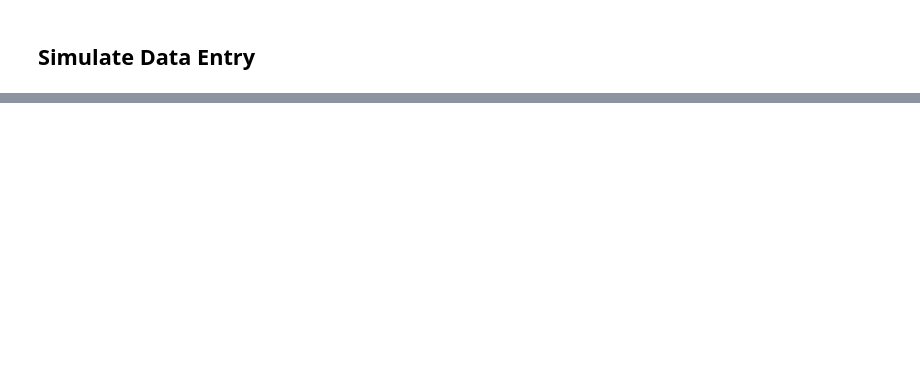
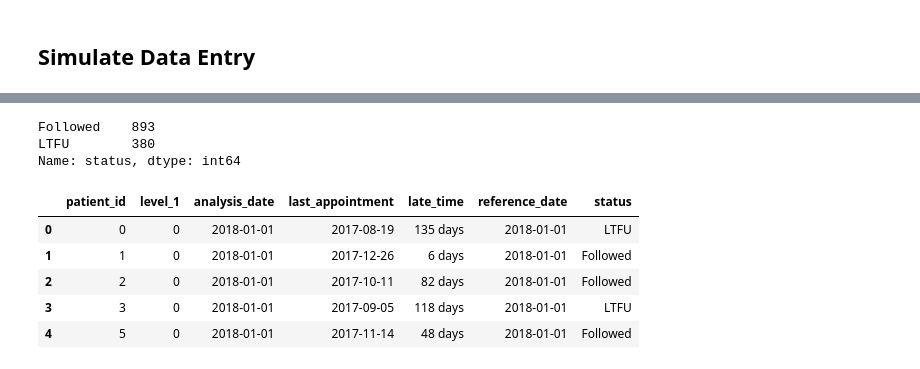
Before and after one commit to grlurton/hiv_retention_metrics, a Jupyter notebook: notebooks/Simple HIV Cohort Model.ipynb, the cells around one changed output, grey strips where cells are left out. Saved outputs shown, nothing was run; the diff lists cells and outputs as text; code cells hidden in the pictures; blank space fills up the shorter version.

```diff
--- a/notebooks/Simple HIV Cohort Model.ipynb
+++ b/notebooks/Simple HIV Cohort Model.ipynb
@@ -164,0 +160,52 @@ Timestamp('2017-01-02 00:00:00')
+# %%
+#full_database.columns = ['next_visit_date', 'visit_date', 'delta', 'date_entered']
+def get_first_visit_date(data_patient):
+    data_patient['first_visit_date'] = min(data_patient.visit_date)
+    return data_patient
+
+d = full_database.groupby('patient_id').apply(get_first_visit_date)
+# %%
+def status_patient(data_patient, reference_date, analysis_date, grace_period):
+    ''' Determines the status of a patient at a given reference_date, given the data available at a given analysis_date
+    TODO Also select the available data for Death and Transfer and other
+    '''
+    data_current = data_patient[data_patient.date_entered < analysis_date]
+#    print(data_current)
+    reference_date = pd.to_datetime(reference_date)
+ #   status = ''
+    if len(data_current) > 0:
+        date_last_appointment = data_current.next_visit_date.max()
+        date_last_appointment = pd.to_datetime(date_last_appointment)
+        late_time = reference_date - date_last_appointment
+        if late_time.days > grace_period:
+            status = 'LTFU'
+        if late_time.days <= grace_period:
+            status = 'Followed'
+        if (data_current.reasonDescEn.iloc[0] is not np.nan) & \
+        (pd.to_datetime(data_current.discDate.iloc[0]) < reference_date):
+            status = data_current.reasonDescEn.iloc[0]
+        return pd.DataFrame([{'status': status,
+                              'late_time': late_time,
+                              'last_appointment': date_last_appointment,
+                              'reference_date': reference_date,
+                              'analysis_date': analysis_date}])
+# %%
+out = d.groupby(d.patient_id).apply(status_patient, reference_date = '2018-01-01',
+                    analysis_date = '2018-01-01', grace_period = 90)
+# %%
+out.status.value_counts()
+# %% [output]
+Followed    893
+LTFU        380
+Name: status, dtype: int64
+# %%
+out = out.reset_index()
+# %%
+out.head()
+# %% [output]
+|  | patient_id | level_1 | analysis_date | last_appointment | late_time | reference_date | status |
+| 0 | 0 | 0 | 2018-01-01 | 2017-08-19 | 135 days | 2018-01-01 | LTFU |
+| 1 | 1 | 0 | 2018-01-01 | 2017-12-26 | 6 days | 2018-01-01 | Followed |
+| 2 | 2 | 0 | 2018-01-01 | 2017-10-11 | 82 days | 2018-01-01 | Followed |
+| 3 | 3 | 0 | 2018-01-01 | 2017-09-05 | 118 days | 2018-01-01 | LTFU |
+| 4 | 5 | 0 | 2018-01-01 | 2017-11-14 | 48 days | 2018-01-01 | Followed |
```
Also changed, not shown: parts of 13 cells of this notebook.
